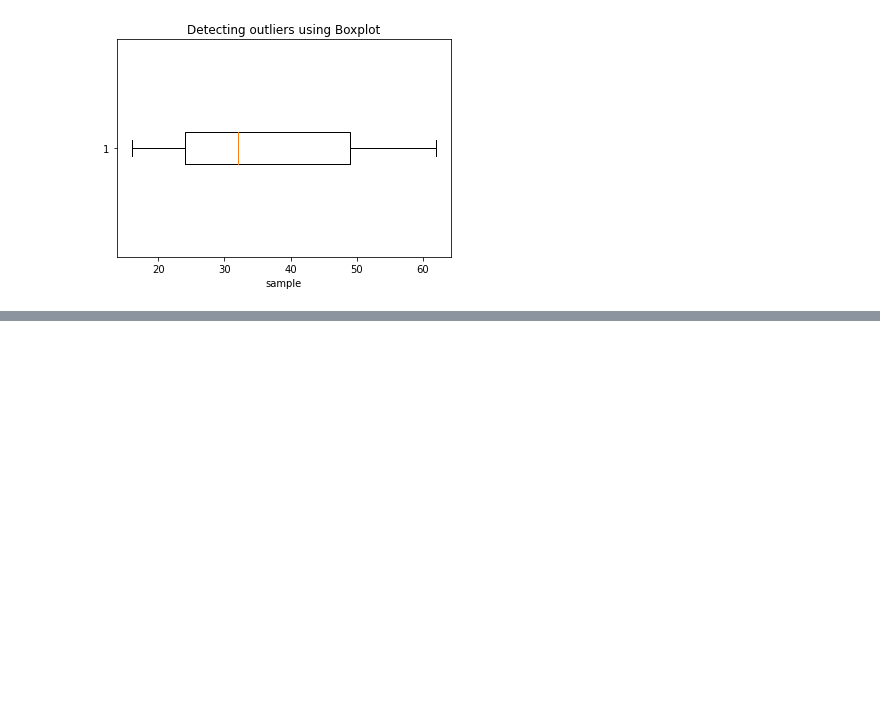
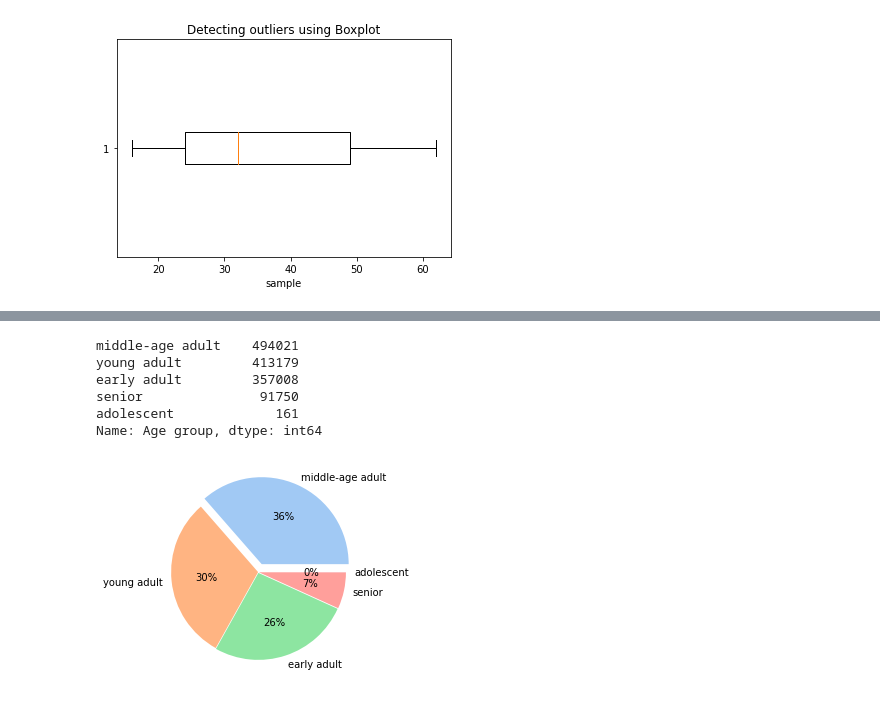
Before and after one commit to WindowNapat/Basic-Programming, a Jupyter notebook: Programming porject/HM EDA.ipynb, the cells around one changed output, grey strips where cells are left out. Cells and saved outputs as stored; diff of their text form; code cells hidden in the pictures; blank space fills up the shorter version.

```diff
--- a/Programming porject/HM EDA.ipynb
+++ b/Programming porject/HM EDA.ipynb
@@ -602,0 +590,14 @@ cus_df3.head(100)
+# %%
+## Checking frequency of each age group
+print(cus_df3['Age group'].value_counts())
+
+## Piechart
+piechart(cus_df3['Age group'])
+# %% [output]
+middle-age adult    494021
+young adult         413179
+early adult         357008
+senior               91750
+adolescent             161
+Name: Age group, dtype: int64
+[figure, added]
```
Also changed, not shown: parts of 3 cells of this notebook, 2 other files.
